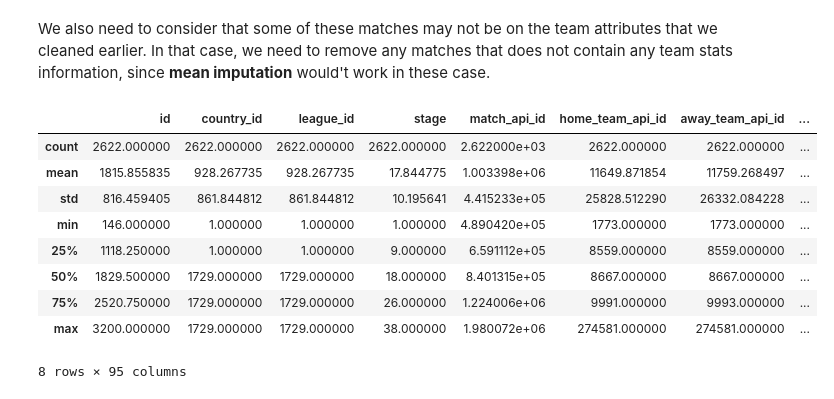
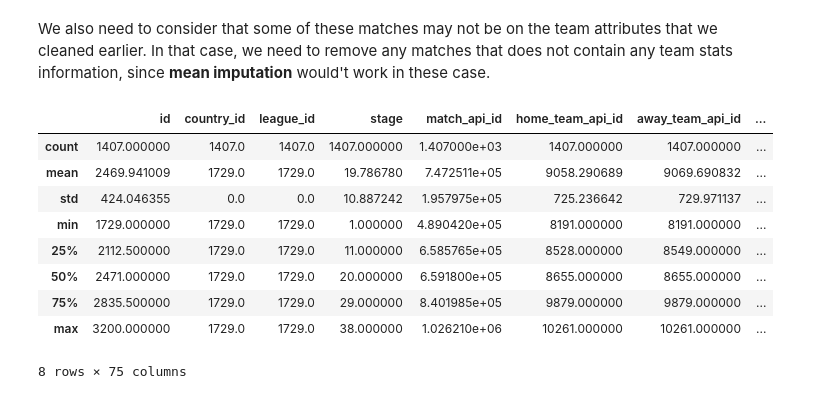
Before and after one commit to motapinto/football-classification-predications, a Jupyter notebook: src/Supervised Learning Models.ipynb, the cells around one changed output. Cells and saved outputs as stored; diff of their text form; code cells hidden in the pictures.

```diff
--- a/src/Supervised Learning Models.ipynb
+++ b/src/Supervised Learning Models.ipynb
@@ -411,0 +400,3 @@ team_attributes.describe()
+# %%
+teams_stats = team_attributes
+teams_stats.describe()
@@ -454,0 +466,14 @@ KeyError: "['buildUpPlaySpeedClass' 'buildUpPlayDribblingClass'\n 'buildUpPlayPa
+# %%
+shots_off = pd.read_csv("../dataset/shotoff_detail.csv")
+shots_on = pd.read_csv("../dataset/shoton_detail.csv")
+shots = pd.concat([shots_off[['match_id', 'team']], shots_on[['match_id', 'team']]])
+
+total_shots = shots["team"].value_counts()
+total_matches = shots.drop_duplicates(['match_id', 'team'])["team"].value_counts()
+
+for index, n_shots in total_shots.iteritems():
+    n_matches = total_matches[index]
+    avg_shots = n_shots / n_matches
+    teams_stats.loc[teams_stats['team_api_id'] == index, 'avg_shots'] = avg_shots
+
+teams_stats.loc[(teams_stats['avg_shots'].isnull())].head()
@@ -454,0 +495,6 @@ KeyError: "['buildUpPlaySpeedClass' 'buildUpPlayDribblingClass'\n 'buildUpPlayPa
+# %%
+shots_avg_team_avg = teams_stats['avg_shots'].mean()
+# mean imputation
+teams_stats.loc[(teams_stats['avg_shots'].isnull()), 'avg_shots'] = shots_avg_team_avg
+# showing new values
+teams_stats.loc[teams_stats['avg_shots'] == shots_avg_team_avg].head()
@@ -467,20 +524,35 @@ Index(['id', 'country_id', 'league_id', 'season', 'stage', 'date',
 # %% [markdown]
 Looking at the match data we can see that most columns have 2622 values. This means we are analysing this number of matches from the database. We could test with all the matches(25k+) but if that were the case, then testing would take more than 1 hour. We can also see that some bookkeeper is missing. Having done a detailed analysis on it, we saw some inconsistencys and so we will not consider them.
 # %%
-matches.drop(['SJA', 'VCH', 'VCD', 'VCA', 'GBH', 'GBD', 'GBA', 'BSH', 'BSD', 'BSA'], inplace = True, axis = 1)
+viable_matches.drop(['B365H', 'B365D', 'B365A',
+                      'BWH', 'BWD', 'BWA',
+                      'IWH', 'IWD', 'IWA',
+                      'LBH', 'LBD', 'LBA',
+                      'PSH', 'PSD', 'PSA',
+                      'WHH', 'WHD', 'WHA',
+                      'SJH', 'SJD', 'SJA',
+                      'VCH', 'VCD', 'VCA',
+                      'GBH', 'GBD', 'GBA',
+                      'BSH', 'BSD', 'BSA'],
+                    inplace = True, axis = 1)
 # %% [markdown]
 We also need to consider that some of these matches may not be on the team attributes that we cleaned earlier. In that case, we need to remove any matches that does not contain any team stats information, since **mean imputation** would't work in these case.
 # %%
-matches = matches[matches['home_team_api_id'].isin(teams_stats['team_api_id'].tolist()) & matches['away_team_api_id'].isin(teams_stats['team_api_id'].tolist())]
-matches.describe()
+viable_matches = matches.dropna(inplace=False)
+
+home_teams = viable_matches['home_team_api_id'].isin(teams_stats['team_api_id'].tolist())
+away_teams = viable_matches['away_team_api_id'].isin(teams_stats['team_api_id'].tolist())
+viable_matches = viable_matches[home_teams & away_teams]
+
+viable_matches.describe()
 # %% [output]
 |  | id | country_id | league_id | stage | match_api_id | home_team_api_id | away_team_api_id | ... |
-| count | 2622.000000 | 2622.000000 | 2622.000000 | 2622.000000 | 2.622000e+03 | 2622.000000 | 2622.000000 | ... |
-| mean | 1815.855835 | 928.267735 | 928.267735 | 17.844775 | 1.003398e+06 | 11649.871854 | 11759.268497 | ... |
-| std | 816.459405 | 861.844812 | 861.844812 | 10.195641 | 4.415233e+05 | 25828.512290 | 26332.084228 | ... |
-| min | 146.000000 | 1.000000 | 1.000000 | 1.000000 | 4.890420e+05 | 1773.000000 | 1773.000000 | ... |
-| 25% | 1118.250000 | 1.000000 | 1.000000 | 9.000000 | 6.591112e+05 | 8559.000000 | 8559.000000 | ... |
-| 50% | 1829.500000 | 1729.000000 | 1729.000000 | 18.000000 | 8.401315e+05 | 8667.000000 | 8667.000000 | ... |
-| 75% | 2520.750000 | 1729.000000 | 1729.000000 | 26.000000 | 1.224006e+06 | 9991.000000 | 9993.000000 | ... |
-| max | 3200.000000 | 1729.000000 | 1729.000000 | 38.000000 | 1.980072e+06 | 274581.000000 | 274581.000000 | ... |
+| count | 1407.000000 | 1407.0 | 1407.0 | 1407.000000 | 1.407000e+03 | 1407.000000 | 1407.000000 | ... |
+| mean | 2469.941009 | 1729.0 | 1729.0 | 19.786780 | 7.472511e+05 | 9058.290689 | 9069.690832 | ... |
+| std | 424.046355 | 0.0 | 0.0 | 10.887242 | 1.957975e+05 | 725.236642 | 729.971137 | ... |
+| min | 1729.000000 | 1729.0 | 1729.0 | 1.000000 | 4.890420e+05 | 8191.000000 | 8191.000000 | ... |
+| 25% | 2112.500000 | 1729.0 | 1729.0 | 11.000000 | 6.585765e+05 | 8528.000000 | 8549.000000 | ... |
+| 50% | 2471.000000 | 1729.0 | 1729.0 | 20.000000 | 6.591800e+05 | 8655.000000 | 8655.000000 | ... |
+| 75% | 2835.500000 | 1729.0 | 1729.0 | 29.000000 | 8.401985e+05 | 9879.000000 | 9879.000000 | ... |
+| max | 3200.000000 | 1729.0 | 1729.0 | 38.000000 | 1.026210e+06 | 10261.000000 | 10261.000000 | ... |
-8 rows × 95 columns
+8 rows × 75 columns
```
Also changed, not shown: parts of 26 cells of this notebook.
